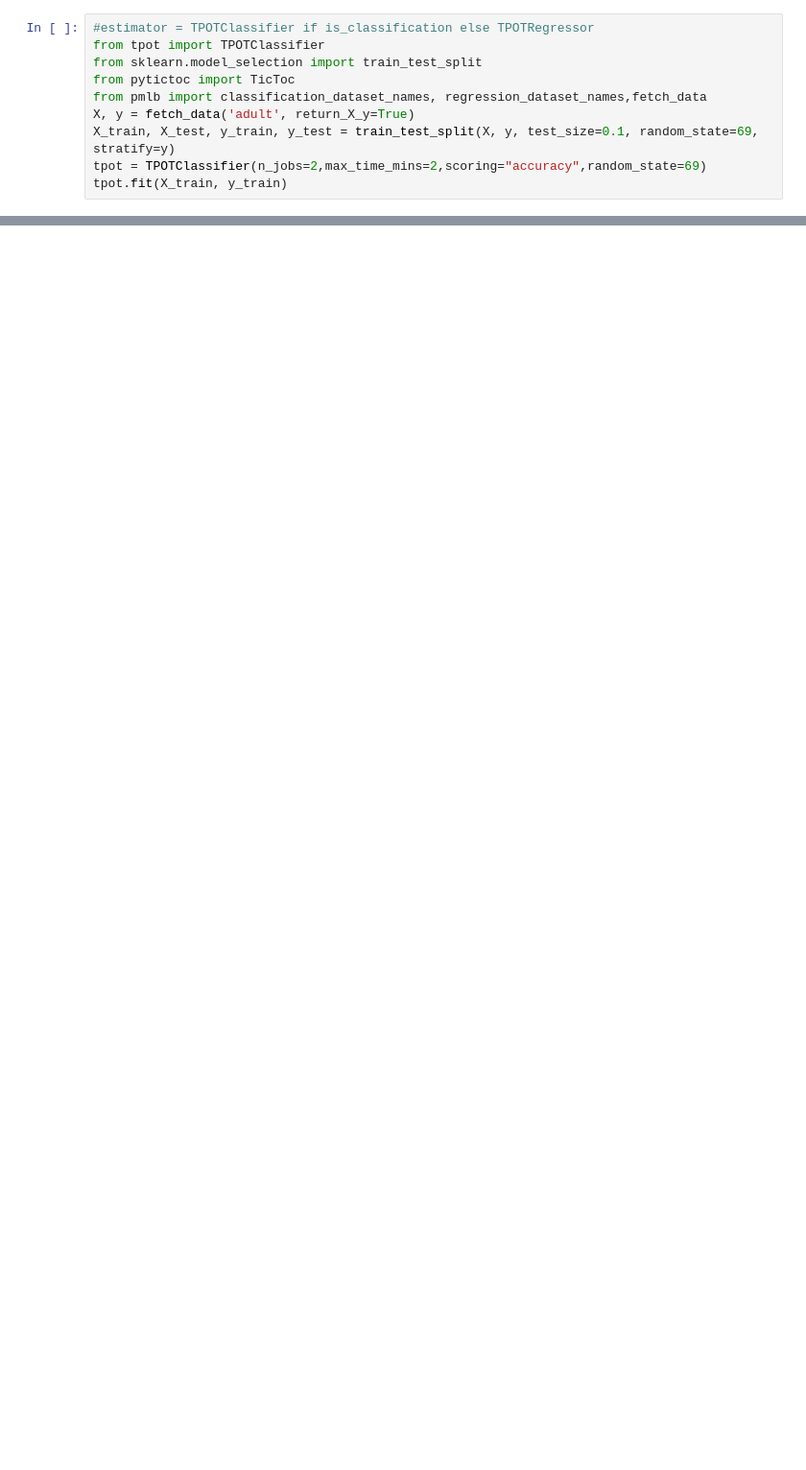
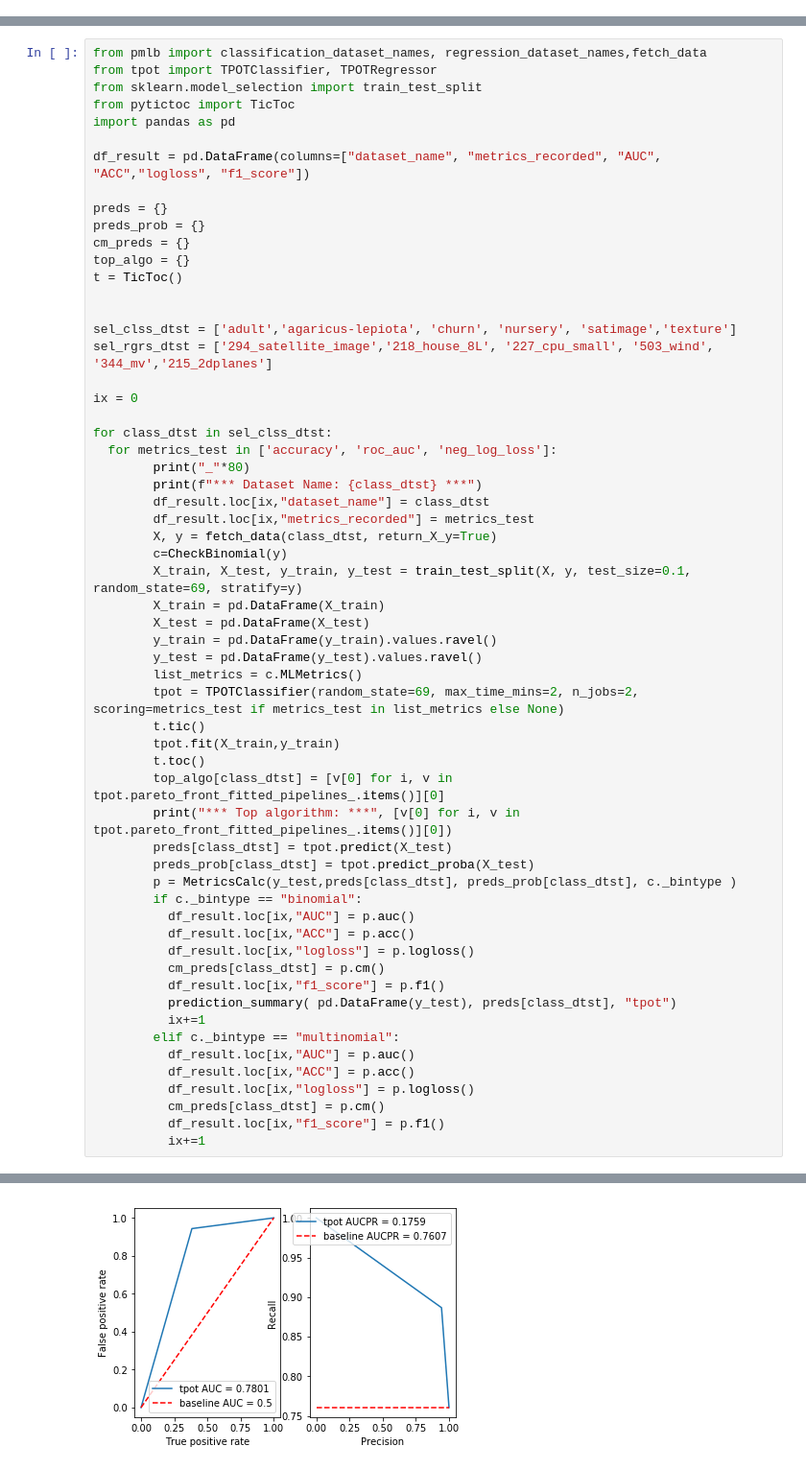
Before and after one commit to raffieeey/MasterResearchAutoML, a Jupyter notebook: tpot/03A_TPOT_Class.ipynb, the cells around one changed output, grey strips where cells are left out. Shown at 96% size. Cells and saved outputs as stored; diff of their text form; blank space fills up the shorter version.

Commit message:
tpot final

```diff
--- a/tpot/03A_TPOT_Class.ipynb
+++ b/tpot/03A_TPOT_Class.ipynb
@@ -27,13 +27,3 @@ Collecting pytictoc
   Downloading https://files.pythonhosted.org/packages/d5/cf/87661e4a929be7023172b7684a704df8379d78a2ed1b86cc01a6cd32cd11/pytictoc-1.5.0-py2.py3-none-any.whl
 Installing collected packages: pytictoc
 Successfully installed pytictoc-1.5.0
-# %%
-#estimator = TPOTClassifier if is_classification else TPOTRegressor
-from tpot import TPOTClassifier
-from sklearn.model_selection import train_test_split
-from pytictoc import TicToc
-from pmlb import classification_dataset_names, regression_dataset_names,fetch_data
-X, y = fetch_data('adult', return_X_y=True)
-X_train, X_test, y_train, y_test = train_test_split(X, y, test_size=0.1, random_state=69, stratify=y)
-tpot = TPOTClassifier(n_jobs=2,max_time_mins=2,scoring="accuracy",random_state=69)
-tpot.fit(X_train, y_train)
@@ -39,0 +131,60 @@ tpot.fit(X_train, y_train)
+# %%
+from pmlb import classification_dataset_names, regression_dataset_names,fetch_data
+from tpot import TPOTClassifier, TPOTRegressor
+from sklearn.model_selection import train_test_split
+from pytictoc import TicToc
+import pandas as pd
+
+df_result = pd.DataFrame(columns=["dataset_name", "metrics_recorded", "AUC", "ACC","logloss", "f1_score"])
+
+preds = {}
+preds_prob = {}
+cm_preds = {}
+top_algo = {}
+t = TicToc()
+
+
+sel_clss_dtst = ['adult','agaricus-lepiota', 'churn', 'nursery', 'satimage','texture']
+sel_rgrs_dtst = ['294_satellite_image','218_house_8L', '227_cpu_small', '503_wind', '344_mv','215_2dplanes']
+
+ix = 0
+
+for class_dtst in sel_clss_dtst:
+  for metrics_test in ['accuracy', 'roc_auc', 'neg_log_loss']:
+        print("_"*80)
+        print(f"*** Dataset Name: {class_dtst} ***")
+        df_result.loc[ix,"dataset_name"] = class_dtst
+        df_result.loc[ix,"metrics_recorded"] = metrics_test
+        X, y = fetch_data(class_dtst, return_X_y=True)
+        c=CheckBinomial(y)
+        X_train, X_test, y_train, y_test = train_test_split(X, y, test_size=0.1, random_state=69, stratify=y)
+        X_train = pd.DataFrame(X_train)
+        X_test = pd.DataFrame(X_test)
+        y_train = pd.DataFrame(y_train).values.ravel()
+        y_test = pd.DataFrame(y_test).values.ravel()
+        list_metrics = c.MLMetrics()
+        tpot = TPOTClassifier(random_state=69, max_time_mins=2, n_jobs=2,  scoring=metrics_test if metrics_test in list_metrics else None)
+        t.tic()
+        tpot.fit(X_train,y_train)
+        t.toc()
+        top_algo[class_dtst] = [v[0] for i, v in tpot.pareto_front_fitted_pipelines_.items()][0]
+        print("*** Top algorithm: ***", [v[0] for i, v in tpot.pareto_front_fitted_pipelines_.items()][0])
+        preds[class_dtst] = tpot.predict(X_test)
+        preds_prob[class_dtst] = tpot.predict_proba(X_test)
+        p = MetricsCalc(y_test,preds[class_dtst], preds_prob[class_dtst], c._bintype )
+        if c._bintype == "binomial":
+          df_result.loc[ix,"AUC"] = p.auc()
+          df_result.loc[ix,"ACC"] = p.acc()
+          df_result.loc[ix,"logloss"] = p.logloss()
+          cm_preds[class_dtst] = p.cm()
+          df_result.loc[ix,"f1_score"] = p.f1()
+          prediction_summary( pd.DataFrame(y_test), preds[class_dtst], "tpot")
+          ix+=1
+        elif c._bintype == "multinomial":
+          df_result.loc[ix,"AUC"] = p.auc()
+          df_result.loc[ix,"ACC"] = p.acc()
+          df_result.loc[ix,"logloss"] = p.logloss()
+          cm_preds[class_dtst] = p.cm()
+          df_result.loc[ix,"f1_score"] = p.f1()
+          ix+=1
+# %% [output]
@@ -39,0 +204 @@ tpot.fit(X_train, y_train)
+[figure, added]
```
Also changed, not shown: parts of 10 cells of this notebook.
